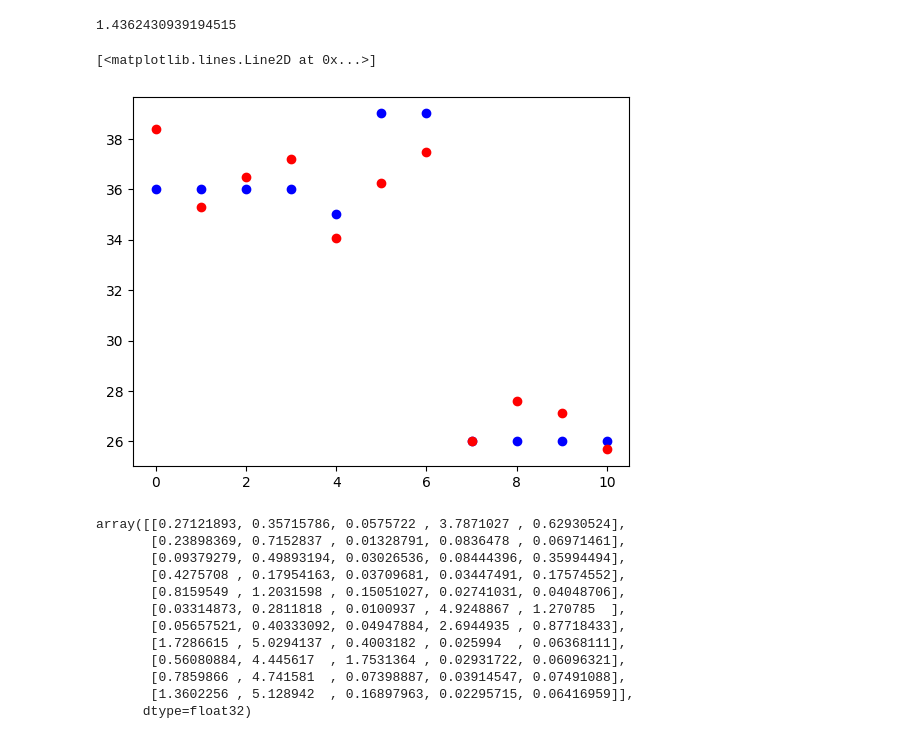
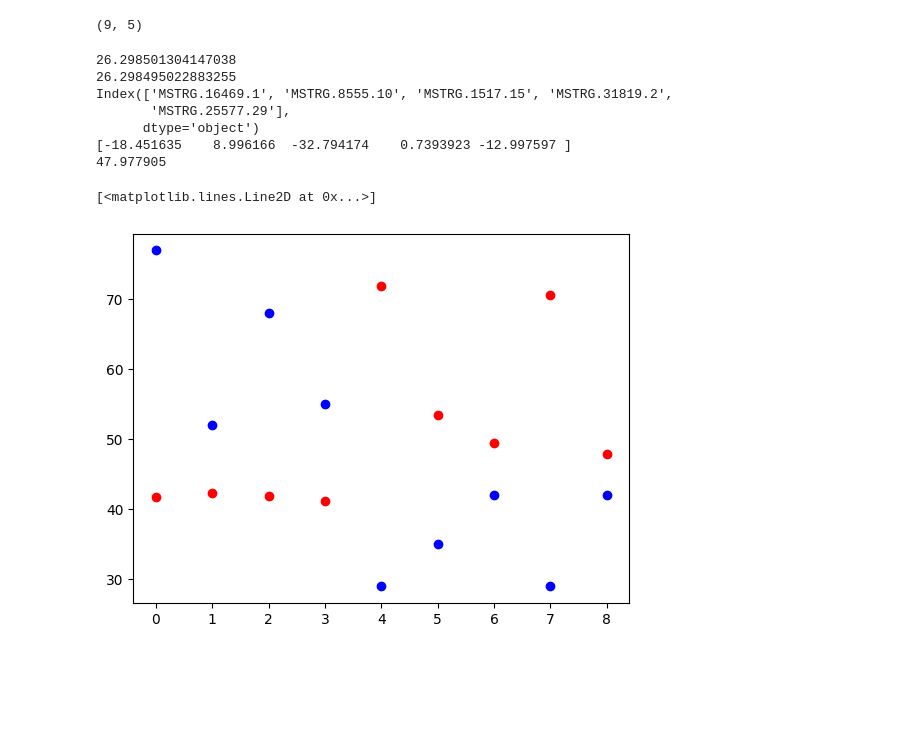
Before and after one commit to zodelheim/sea-infer-rna-seq, a Jupyter notebook: notebooks/AgePredictionTest.ipynb, the cells around one changed output. Drawn from its saved outputs; the diff is of its cells as text; code cells hidden in the pictures; blank space fills up the shorter version.

Commit message:
added GLS models to train/infer

```diff
--- a/notebooks/AgePredictionTest.ipynb
+++ b/notebooks/AgePredictionTest.ipynb
@@ -197,6 +192,7 @@ axs[1].legend()
 # %%
 from sklearn.linear_model import LinearRegression
 from sklearn.model_selection import GridSearchCV
+import statsmodels.api as sm
 
 from sklearn import svm
 from xgboost import XGBRegressor
@@ -211,63 +207,66 @@ n_features = 5
 X = data.loc[data_header['sex'] == sex, data.columns[sorted_corr_ids[:n_features]]].values
 y = data_header['Age'].loc[data_header['sex'] == sex].values
 
+print(X.shape)
+
 # cv = StratifiedKFold(n_splits=5)
 cv = LeaveOneOut()
 
 preds = []
 vals  = []
+gls_preds = []
 
 for i, (train, val) in tqdm(enumerate(cv.split(X, y))):
     X_train = X[train]
     y_train = y[train]
     X_test = X[val]
     y_test = y[val]
 
-    # train_scaler = RobustScaler().fit(X_train)
-    # test_scaler = RobustScaler().fit(X_test)
-    # X_train = train_scaler.transform(X_train)
-    # X_test = test_scaler.transform(X_test)
+    train_scaler = RobustScaler().fit(X_train)
+    test_scaler = RobustScaler().fit(X_test)
+    X_train = train_scaler.transform(X_train)
+    X_test = test_scaler.transform(X_test)
 
     X_train_ = X_train
     y_train_ = y_train
     X_val = X_test
     y_val = y_test
 
-    model = svm.SVR(kernel='linear')
-    # model = LinearRegression()
+    # model = svm.SVR(kernel='linear')
+    model = LinearRegression()
     # model = XGBRegressor()
-
     # model = GridSearchCV(svm.SVR(kernel='rbf', gamma=0.1),
     #                      param_grid={"C": [1e0, 1e1, 1e2, 1e3], "gamma": np.logspace(-2, 2, 20)})
 
     model.fit(X_train_, y_train_)
-
     pred = model.predict(X_test)
 
     preds.append(pred)
     vals.append(y_val)
 
+    X_train_ = sm.add_constant(X_train_)
+    X_test = sm.add_constant(X_test, has_constant='add')
+
+    mod = sm.GLS(y_train_, X_train_).fit()
+    gls_pred = mod.predict(X_test)
+    gls_preds.append(gls_pred)
+
 print(RMSE(preds, vals))
+print(RMSE(gls_preds, vals))
+print(data.columns[sorted_corr_ids[:n_features]])
+print(model.coef_)
+print(model.intercept_)
+
+plt.plot(vals, "bo")
+plt.plot(preds, "ro")
 # %% [output]
-1.4362430939194515
+(9, 5)
+26.298501304147038
+26.298495022883255
+Index(['MSTRG.16469.1', 'MSTRG.8555.10', 'MSTRG.1517.15', 'MSTRG.31819.2',
+       'MSTRG.25577.29'],
+      dtype='object')
+[-18.451635    8.996166  -32.794174    0.7393923 -12.997597 ]
+47.977905
+[<matplotlib.lines.Line2D at 0x...>]
+[figure, added]
-# %%
-plt.plot(vals, "bo")
-plt.plot(preds, "ro")
-# %% [output]
-[<matplotlib.lines.Line2D at 0x...>]
-[figure, removed]
-# %%
-X
-# %% [output]
-array([[0.27121893, 0.35715786, 0.0575722 , 3.7871027 , 0.62930524],
-       [0.23898369, 0.7152837 , 0.01328791, 0.0836478 , 0.06971461],
-       [0.09379279, 0.49893194, 0.03026536, 0.08444396, 0.35994494],
-       [0.4275708 , 0.17954163, 0.03709681, 0.03447491, 0.17574552],
-       [0.8159549 , 1.2031598 , 0.15051027, 0.02741031, 0.04048706],
-       [0.03314873, 0.2811818 , 0.0100937 , 4.9248867 , 1.270785  ],
-       [0.05657521, 0.40333092, 0.04947884, 2.6944935 , 0.87718433],
-       [1.7286615 , 5.0294137 , 0.4003182 , 0.025994  , 0.06368111],
-       [0.56080884, 4.445617  , 1.7531364 , 0.02931722, 0.06096321],
-       [0.7859866 , 4.741581  , 0.07398887, 0.03914547, 0.07491088],
-       [1.3602256 , 5.128942  , 0.16897963, 0.02295715, 0.06416959]],
-      dtype=float32)
```
Also changed, not shown: parts of 9 cells of this notebook.
